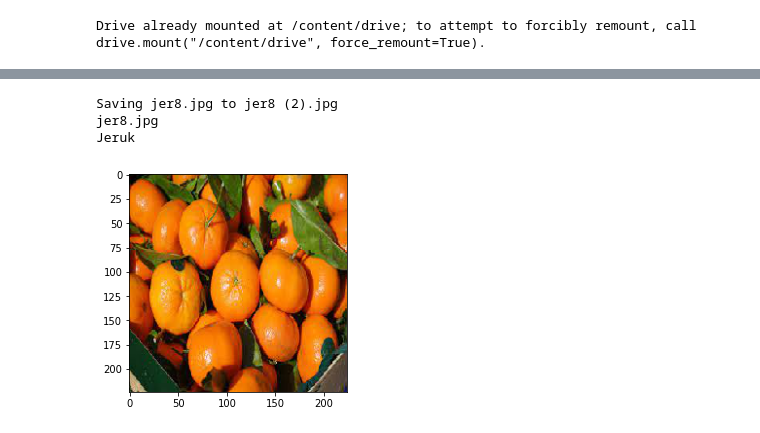
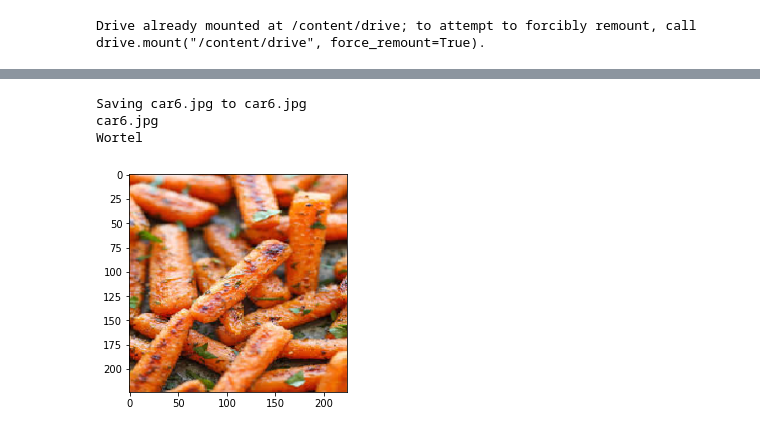
Before and after one commit to gabrielleaudrey/KIA, a Jupyter notebook: Machine_Learning/Code/gizi_Image_Classification v1.ipynb, the cells around one changed output, grey strips where cells are left out. Cells and saved outputs as stored; diff of their text form; code cells hidden in the pictures.

```diff
--- a/Machine_Learning/Code/gizi_Image_Classification v1.ipynb
+++ b/Machine_Learning/Code/gizi_Image_Classification v1.ipynb
@@ -31,3 +29,7 @@ base_dir = '/tmp/minihighq'
+# %%
+base_dir = '/tmp/3-mini'
+
+NUM_OF_CLASS = len(os.listdir(base_dir))
 # %%
 train_datagen  = ImageDataGenerator(
     rescale = 1./255,
@@ -41,7 +43,7 @@ train_datagen  = ImageDataGenerator(
 train_generator = train_datagen.flow_from_directory(
     base_dir,
     target_size = IMG_SIZE,
-    class_mode = 'binary',
+    class_mode = 'categorical',
     color_mode = 'rgb',
     batch_size = BATCH_SIZE,
     shuffle = True,
@@ -51,7 +53,7 @@ train_generator = train_datagen.flow_from_directory(
 test_generator = train_datagen.flow_from_directory(
     base_dir,
     target_size = IMG_SIZE,
-    class_mode = 'binary',
+    class_mode = 'categorical',
     color_mode = 'rgb',
     batch_size = BATCH_SIZE,
     shuffle = True,
@@ -76,11 +78,11 @@ model = Sequential([
     tf.keras.layers.Dropout(.5),
     tf.keras.layers.Flatten(),
     tf.keras.layers.Dense(512, activation='relu'),
-    tf.keras.layers.Dense(1, activation='sigmoid')
+    tf.keras.layers.Dense(NUM_OF_CLASS, activation='softmax')
 ])
 # %%
 model.compile(
-    loss = 'binary_crossentropy',
+    loss = 'categorical_crossentropy',
     optimizer=tf.optimizers.Adam(),
     metrics=['accuracy']
 )
@@ -137,33 +139,35 @@ plt.show()
 # %%
 from google.colab import files
 from keras.preprocessing import image
 import matplotlib.image as mpimg
 
 uploaded = files.upload()
 
 for fn in uploaded.keys():
 
   # predicting images
   path = fn
   img = image.load_img(path, target_size=IMG_SIZE)
   imgplot = plt.imshow(img)
   x = image.img_to_array(img)
   x = np.expand_dims(x, axis=0)
 
   images = np.vstack([x])
   classes = model.predict(images, batch_size=10)
 
   print(fn)
-  if classes==0:
-    print('Appel')
-  else:
+  if classes[0][0]==1:
+    print('Wortel')
+  elif classes[0][1]==1:
+    print('Apel')
+  else :
     print('Jeruk')
 # %% [output]
 [interactive output not drawn]
-Saving jer8.jpg to jer8 (2).jpg
-jer8.jpg
-Jeruk
+Saving car6.jpg to car6.jpg
+car6.jpg
+Wortel
-[figure, old version]
+[figure, new version]
 # %%
 export_dir = 'saved_model-fromscratch'
 
```
Also changed, not shown: parts of 8 cells of this notebook.
